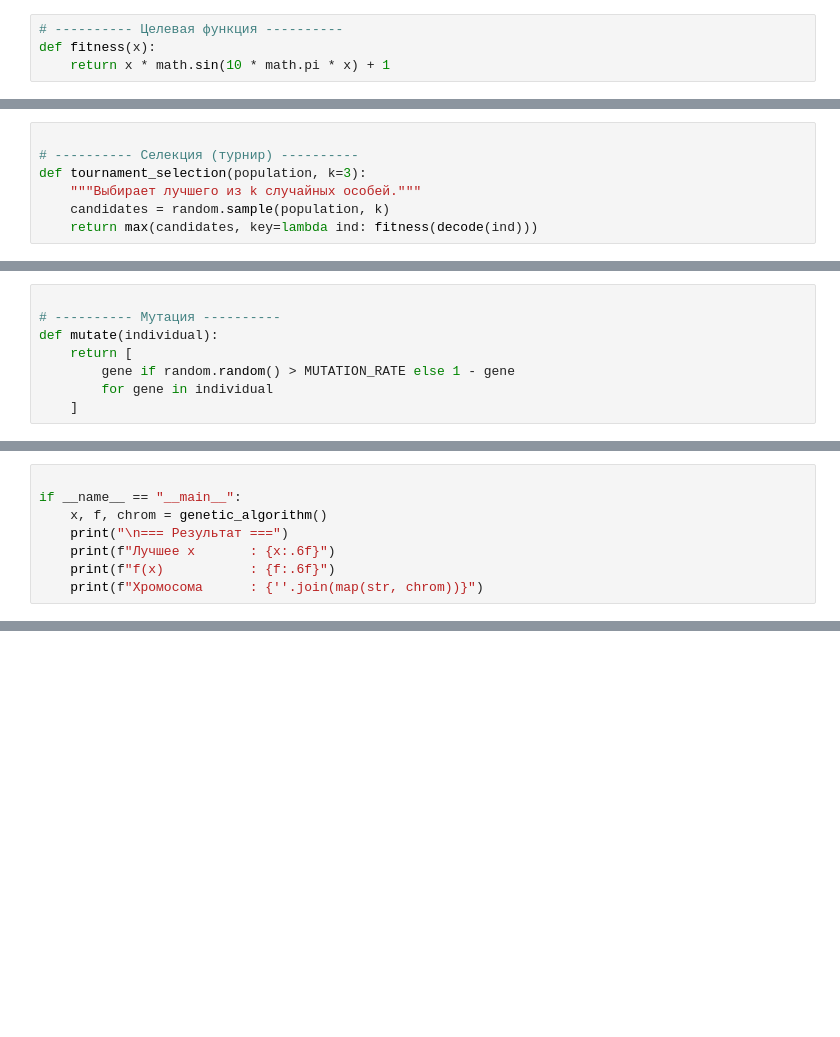
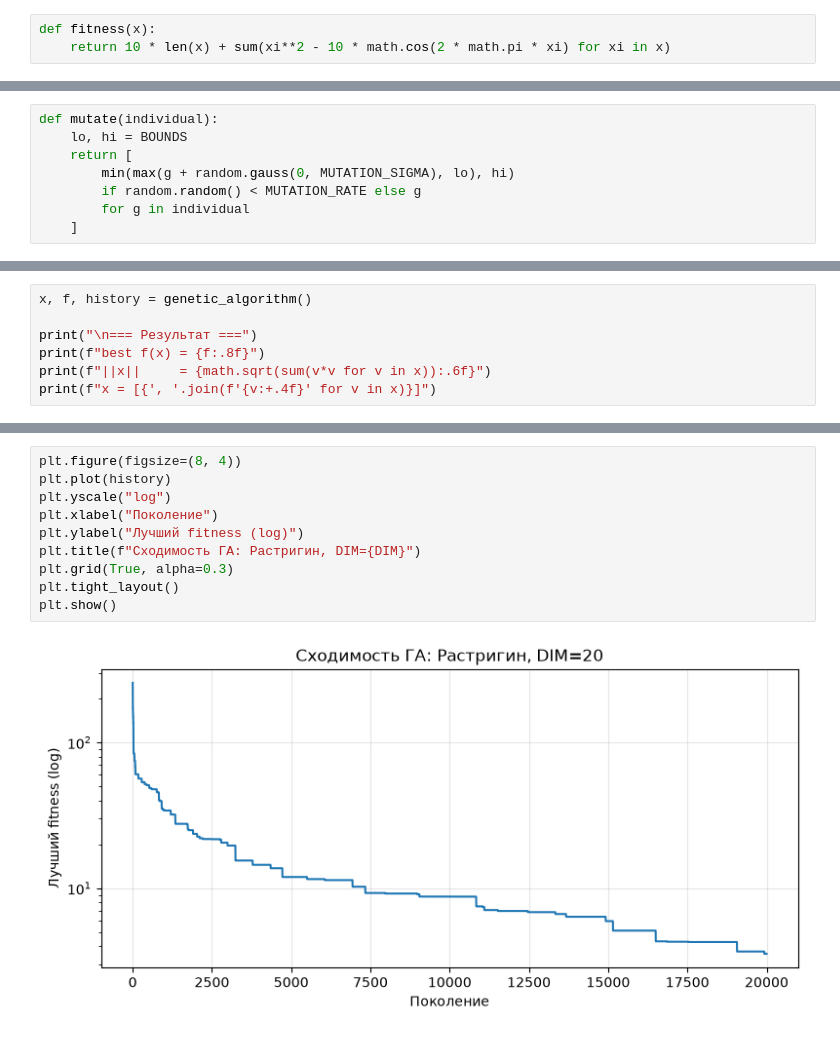
Before and after one commit to Daniilpiz/mroz, a Jupyter notebook: genetic_alg/genetic_alg.ipynb, the cells around one changed output, grey strips where cells are left out. Saved outputs shown, nothing was run; the diff lists cells and outputs as text; blank space fills up the shorter version.

```diff
--- a/genetic_alg/genetic_alg.ipynb
+++ b/genetic_alg/genetic_alg.ipynb
@@ -11,5 +18,4 @@ MUTATION_RATE = 0.05    # вероятность мутации одного г
 # %%
-# ---------- Целевая функция ----------
 def fitness(x):
-    return x * math.sin(10 * math.pi * x) + 1
+    return 10 * len(x) + sum(xi**2 - 10 * math.cos(2 * math.pi * xi) for xi in x)
 # %%
@@ -28,8 +33,9 @@ def create_population():
 # %%
-
-# ---------- Селекция (турнир) ----------
-def tournament_selection(population, k=3):
-    """Выбирает лучшего из k случайных особей."""
-    candidates = random.sample(population, k)
-    return max(candidates, key=lambda ind: fitness(decode(ind)))
+def mutate(individual):
+    lo, hi = BOUNDS
+    return [
+        min(max(g + random.gauss(0, MUTATION_SIGMA), lo), hi)
+        if random.random() < MUTATION_RATE else g
+        for g in individual
+    ]
 # %%
@@ -44,9 +57 @@ def crossover(parent1, parent2):
-# %%
-
-# ---------- Мутация ----------
-def mutate(individual):
-    return [
-        gene if random.random() > MUTATION_RATE else 1 - gene
-        for gene in individual
-    ]
 # %%
@@ -86,9 +92,8 @@ def genetic_algorithm():
 # %%
+x, f, history = genetic_algorithm()
 
-if __name__ == "__main__":
-    x, f, chrom = genetic_algorithm()
-    print("\n=== Результат ===")
-    print(f"Лучшее x       : {x:.6f}")
-    print(f"f(x)           : {f:.6f}")
-    print(f"Хромосома      : {''.join(map(str, chrom))}")
+print("\n=== Результат ===")
+print(f"best f(x) = {f:.8f}")
+print(f"||x||     = {math.sqrt(sum(v*v for v in x)):.6f}")
+print(f"x = [{', '.join(f'{v:+.4f}' for v in x)}]")
 # %% [output]
@@ -109,0 +117,12 @@ f(x)           : 1.850595
+# %%
+plt.figure(figsize=(8, 4))
+plt.plot(history)
+plt.yscale("log")
+plt.xlabel("Поколение")
+plt.ylabel("Лучший fitness (log)")
+plt.title(f"Сходимость ГА: Растригин, DIM={DIM}")
+plt.grid(True, alpha=0.3)
+plt.tight_layout()
+plt.show()
+# %% [output]
+[figure, added]
```
Also changed, not shown: parts of 6 cells of this notebook, 1 other file.
